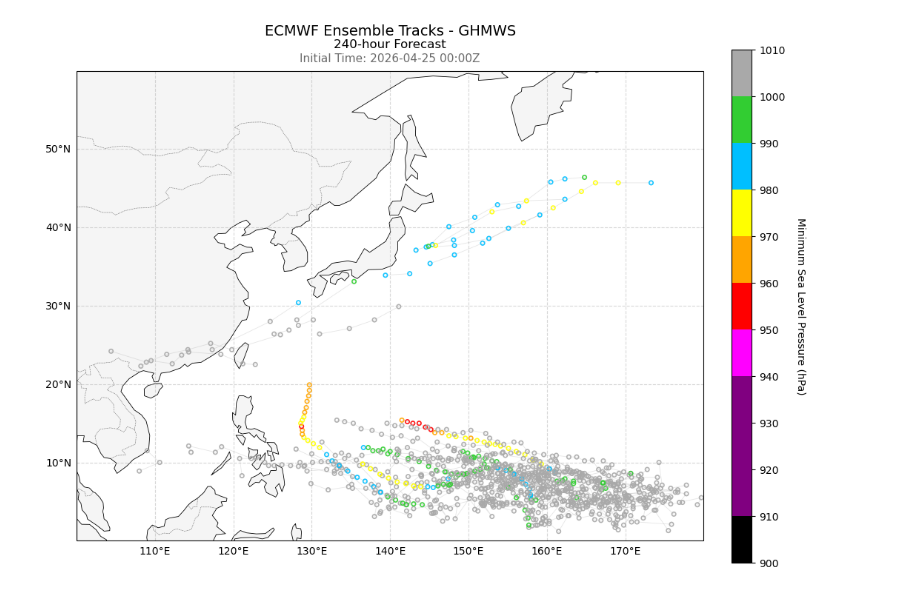
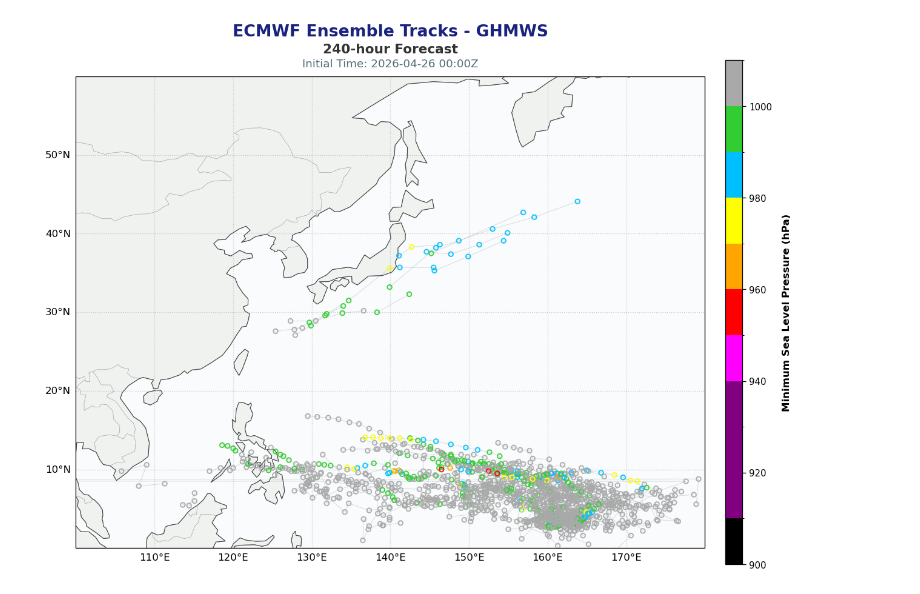
Before and after one commit to zax41006-bot/GHMWS-MODEL, a Jupyter notebook: ecmwf_tc_ensemble-GHMWS.ipynb, the cells around one changed output. Drawn from its saved outputs; the diff is of its cells as text; code cells hidden in the pictures.

```diff
--- a/ecmwf_tc_ensemble-GHMWS.ipynb
+++ b/ecmwf_tc_ensemble-GHMWS.ipynb
@@ -9,17 +9,29 @@ import cartopy.feature as cfeature
 from ecmwf.opendata import Client
 import earthkit.data
 
+# ====================配置參數區 =======================
+init_date = "2026-04-26"
+init_time = 00
+# =====================================================
+
+time_str = f"{init_time:02d}Z"
+
 path = r"C:\Users\andyzhang\Desktop\moweather\Tropical Cyclone 2026\集合預報"
 if not os.path.exists(path):
     os.makedirs(path)
 
-target_bufr = os.path.join(path, "ifs-2026-04-25-00Z.bufr")
-csv_nwp = os.path.join(path, "ifs-2026-04-25-00Z-NWP.csv")
+target_bufr = os.path.join(path, f"ifs-{init_date}-{time_str}.bufr")
+csv_nwp = os.path.join(path, f"ifs-{init_date}-{time_str}-NWP.csv")
 
 client = Client(source="ecmwf")
 client.retrieve(
-    date="2026-04-25", time=0, model="ifs", type="tf",
-    stream="enfo", step=240, target=target_bufr
+    date=init_date,
+    time=init_time,
+    model="ifs",
+    type="tf",
+    stream="enfo",
+    step=240,
+    target=target_bufr
 )
 
 ds = earthkit.data.from_source("file", target_bufr)
@@ -34,7 +46,8 @@ df = df.dropna(subset=['year', 'month', 'day', 'hour', 'longitude', 'latitude'])
 
 b_date = df['typicalDate'].astype(int).astype(str)
 b_time = df['typicalTime'].astype(int).astype(str).str.zfill(4)
-df['base_dt'] = pd.to_datetime(b_date + b_time, format='%Y%m%d%H%M')
+df['base_dt'] = pd.to_datetime((b_date + b_time).str[:12], format='%Y%m%d%H%M')
+
 df['valid_dt'] = pd.to_datetime(df[['year', 'month', 'day', 'hour']])
 df['hours'] = (df['valid_dt'] - df['base_dt']).dt.total_seconds() / 3600
 df['pressure'] = df['pressureReducedToMeanSeaLevel'] / 100.0
@@ -44,6 +57,10 @@ df = df.rename(columns={"stormIdentifier": "track", "ensembleMemberNumber": "sam
 
 df_nwp = df[df['track'].astype(str).str.endswith('W', na=False)].copy()
 df_nwp.to_csv(csv_nwp, index=False, encoding='utf-8-sig')
+
+if df_nwp.empty:
+    print(f"Warning: No data found for the selected time {init_date} {time_str}")
+    sys.exit()
 
 base_time_str = df_nwp['base_dt'].iloc[0].strftime('%Y-%m-%d %H:%MZ')
 
@@ -60,46 +77,47 @@ colors = [
     '#00BFFF', # 980-990: 藍
     '#32CD32', # 990-1000: 綠
     '#A9A9A9'  # 1000-1010: 灰
 ]
 
 cmap = mcolors.ListedColormap(colors)
 norm = mcolors.BoundaryNorm(bounds, cmap.N)
 
-fig = plt.figure(figsize=(12, 9), dpi=100)
+fig = plt.figure(figsize=(12, 9), dpi=120, facecolor='#ffffff')
 ax = plt.axes(projection=ccrs.PlateCarree())
 ax.set_extent([100, 180, 0, 60], crs=ccrs.PlateCarree())
 
-ax.add_feature(cfeature.COASTLINE, linewidth=0.6, zorder=2)
-ax.add_feature(cfeature.BORDERS, linestyle=':', linewidth=0.4, zorder=2)
-ax.add_feature(cfeature.LAND, facecolor='#f5f5f5', zorder=1)
+ax.add_feature(cfeature.OCEAN, facecolor='#f9fbfc', zorder=0)
+ax.add_feature(cfeature.LAND, facecolor='#f0f2f0', edgecolor='#bcbcbc', linewidth=0.5, zorder=1)
+ax.add_feature(cfeature.COASTLINE, linewidth=0.7, edgecolor='#454545', zorder=2)
+ax.add_feature(cfeature.BORDERS, linestyle='-', linewidth=0.4, edgecolor='#95a5a6', zorder=2)
 
-gl = ax.gridlines(draw_labels=True, linestyle='--', alpha=0.5)
+gl = ax.gridlines(draw_labels=True, linestyle=':', alpha=0.4, color='#7f8c8d', zorder=3)
 gl.top_labels = False
 gl.right_labels = False
 
 for _, group in df_nwp.groupby(['track', 'sample']):
-    ax.plot(group['lon'], group['lat'], color='gray', linewidth=0.6, alpha=0.2,
-            transform=ccrs.PlateCarree(), zorder=3)
+    ax.plot(group['lon'], group['lat'], color='#546e7a', linewidth=0.5, alpha=0.25,
+            transform=ccrs.PlateCarree(), zorder=4)
 
 sc = ax.scatter(df_nwp['lon'], df_nwp['lat'],
                 edgecolors=cmap(norm(df_nwp['pressure'])),
                 facecolors='none',
-                s=15,
+                s=20,
                 linewidths=1.2,
                 alpha=0.9,
-                transform=ccrs.PlateCarree(), zorder=4)
+                transform=ccrs.PlateCarree(), zorder=5)
 
 sm = plt.cm.ScalarMappable(cmap=cmap, norm=norm)
-cbar = plt.colorbar(sm, ax=ax, pad=0.04, fraction=0.05, aspect=25)
-cbar.set_label('Minimum Sea Level Pressure (hPa)', rotation=270, labelpad=20)
-cbar.set_ticks(bounds)
+cbar = plt.colorbar(sm, ax=ax, pad=0.03, fraction=0.04, aspect=30)
+cbar.set_label('Minimum Sea Level Pressure (hPa)', fontsize=10, labelpad=10, fontweight='bold')
+cbar.ax.tick_params(labelsize=9)
 
-plt.title("ECMWF Ensemble Tracks - GHMWS", fontsize=14, pad=35)
+plt.title("ECMWF Ensemble Tracks - GHMWS", fontsize=16, fontweight='bold', pad=40, color='#1a237e')
 plt.text(0.5, 1.05, "240-hour Forecast",
-         transform=ax.transAxes, ha='center', fontsize=12, color='black')
+         transform=ax.transAxes, ha='center', fontsize=13, fontweight='bold', color='#333333')
 plt.text(0.5, 1.02, f"Initial Time: {base_time_str}",
-         transform=ax.transAxes, ha='center', fontsize=11, color='dimgray')
+         transform=ax.transAxes, ha='center', fontsize=11, color='#546e7a')
 
 plt.show()
 # %% [output]
-[figure, old version]
+[figure, new version]
```
